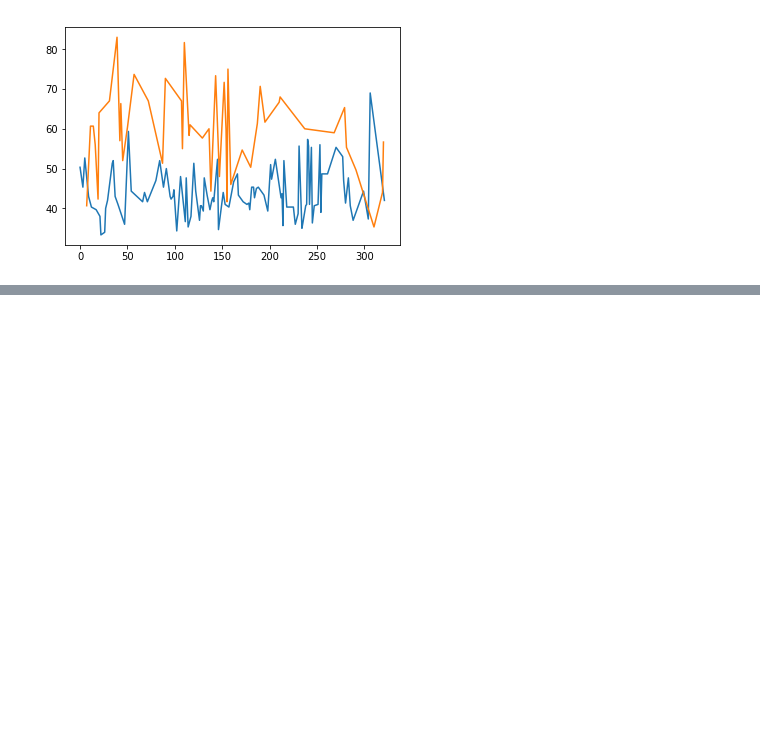
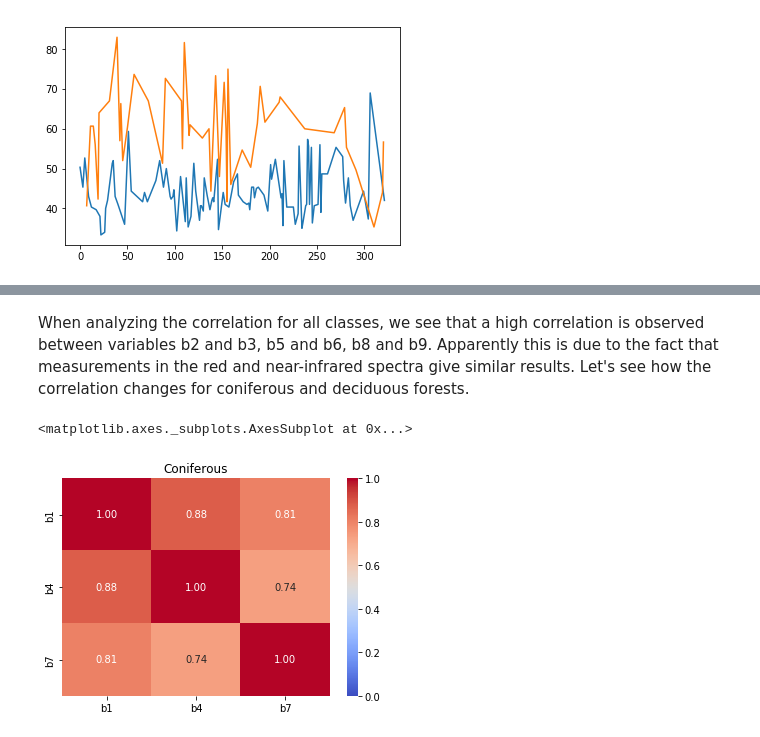
Before and after one commit to Andrey-rmnv/forest_classification, a Jupyter notebook: forest_classification.ipynb, the cells around one changed output, grey strips where cells are left out. Drawn from its saved outputs; the diff is of its cells as text; code cells hidden in the pictures; blank space fills up the shorter version.

```diff
--- a/forest_classification.ipynb
+++ b/forest_classification.ipynb
@@ -82,0 +108,8 @@ df_other.red.plot()
+# %% [markdown]
+When analyzing the correlation for all classes, we see that a high correlation is observed between variables b2 and b3, b5 and b6, b8 and b9. Apparently this is due to the fact that measurements in the red and near-infrared spectra give similar results. Let's see how the correlation changes for coniferous and deciduous forests.
+# %%
+plt.title('Coniferous')
+sns.heatmap(df_coniferous[green_col].corr(), annot = True, cmap= 'coolwarm',fmt='.2f',vmin=0,vmax=1)
+# %% [output]
+<matplotlib.axes._subplots.AxesSubplot at 0x...>
+[figure, added]
```
Also changed, not shown: parts of 40 cells of this notebook.
